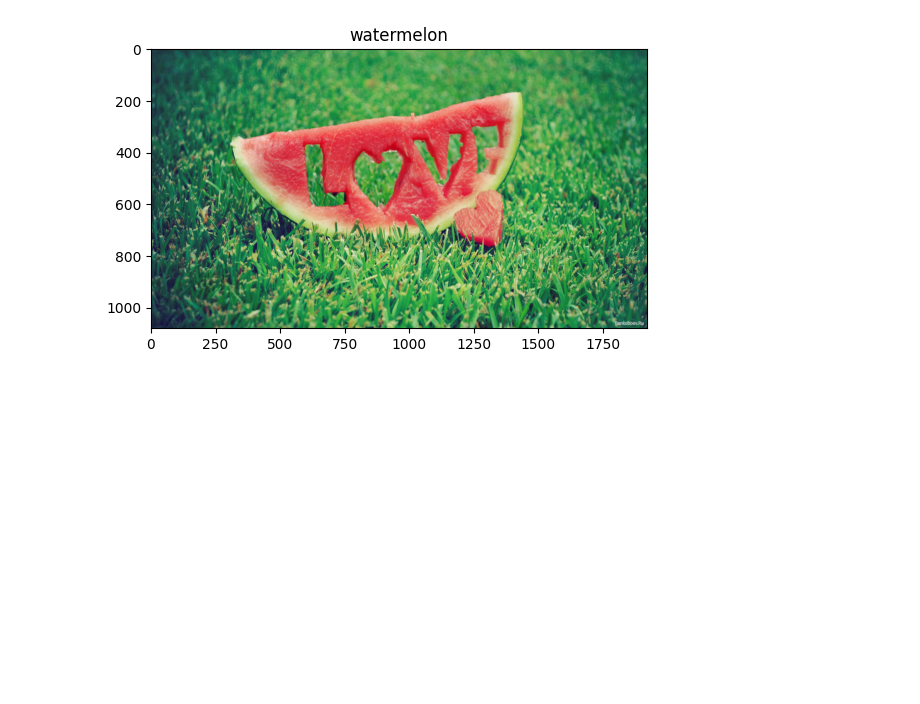
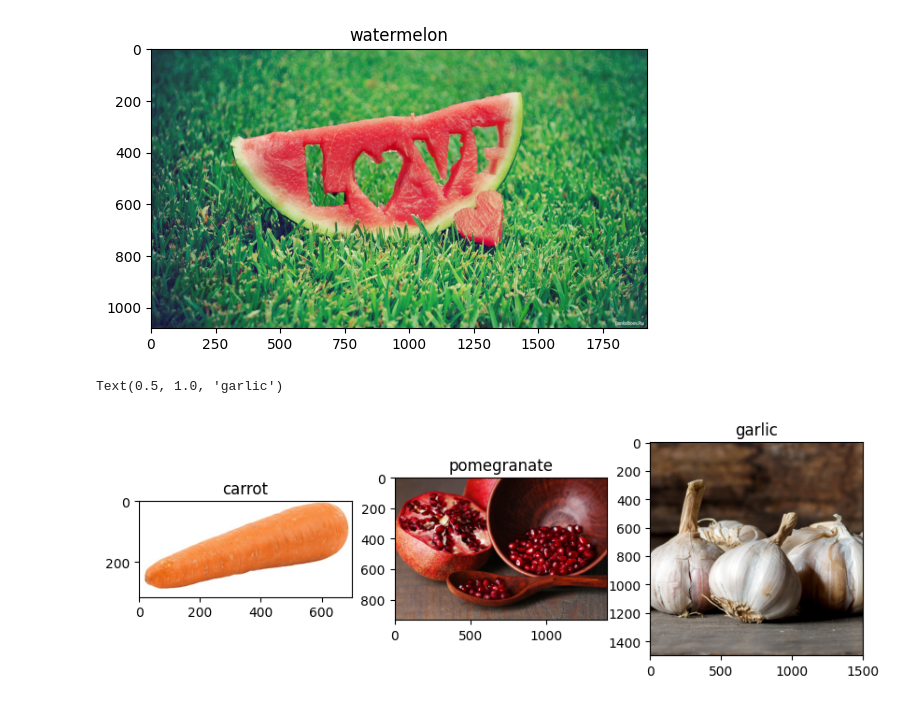
Before and after one commit to piotrswiecik/cvision, a Jupyter notebook: notebooks/fruits_data.ipynb, the cells around one changed output. Saved outputs shown, nothing was run; the diff lists cells and outputs as text; code cells hidden in the pictures; blank space fills up the shorter version.

```diff
--- a/notebooks/fruits_data.ipynb
+++ b/notebooks/fruits_data.ipynb
@@ -47,3 +47,24 @@ plt.title(ds.classes[sample[1]])
 # %% [output]
 Text(0.5, 1.0, 'watermelon')
 [figure]
+# %%
+# test the convenience method
+
+dl = data.get_fruits("", "/tmp/fruits")
+# %%
+train_sample = random.choice(dl["train_dataset"])
+val_sample = random.choice(dl["val_dataset"])
+test_sample = random.choice(dl["test_dataset"])
+
+cl_names = dl["train_dataset"].classes
+# %%
+f, a = plt.subplots(1, 3, figsize=(10, 3))
+a[0].imshow(train_sample[0])
+a[0].set_title(cl_names[train_sample[1]])
+a[1].imshow(val_sample[0])
+a[1].set_title(cl_names[val_sample[1]])
+a[2].imshow(test_sample[0])
+a[2].set_title(cl_names[test_sample[1]])
+# %% [output]
+Text(0.5, 1.0, 'garlic')
+[figure, added]
```
